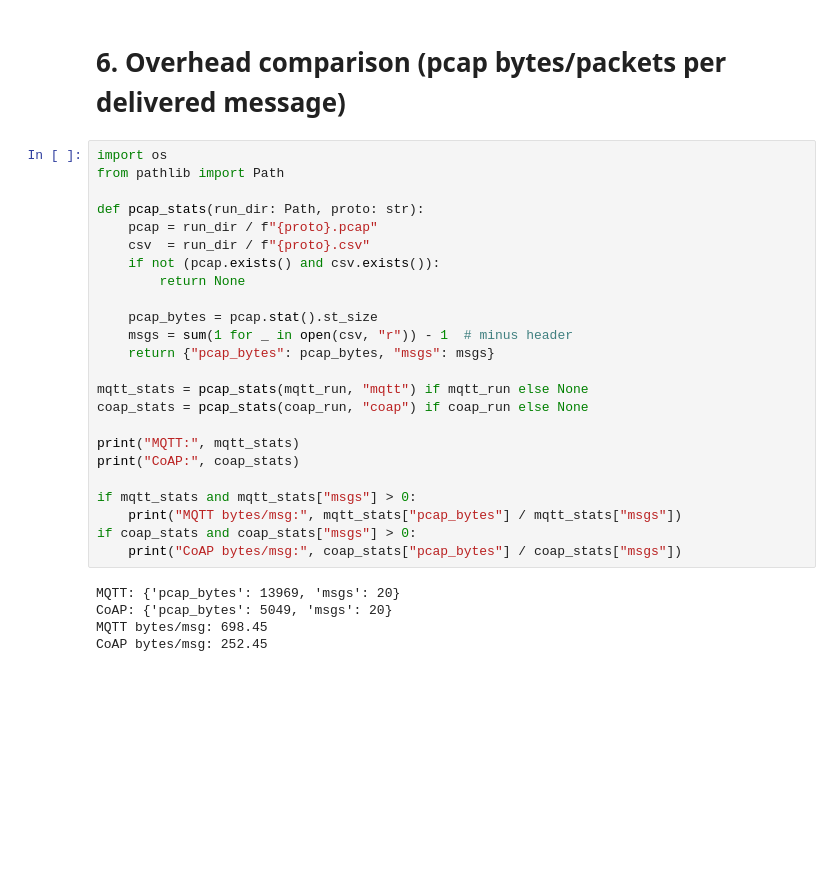
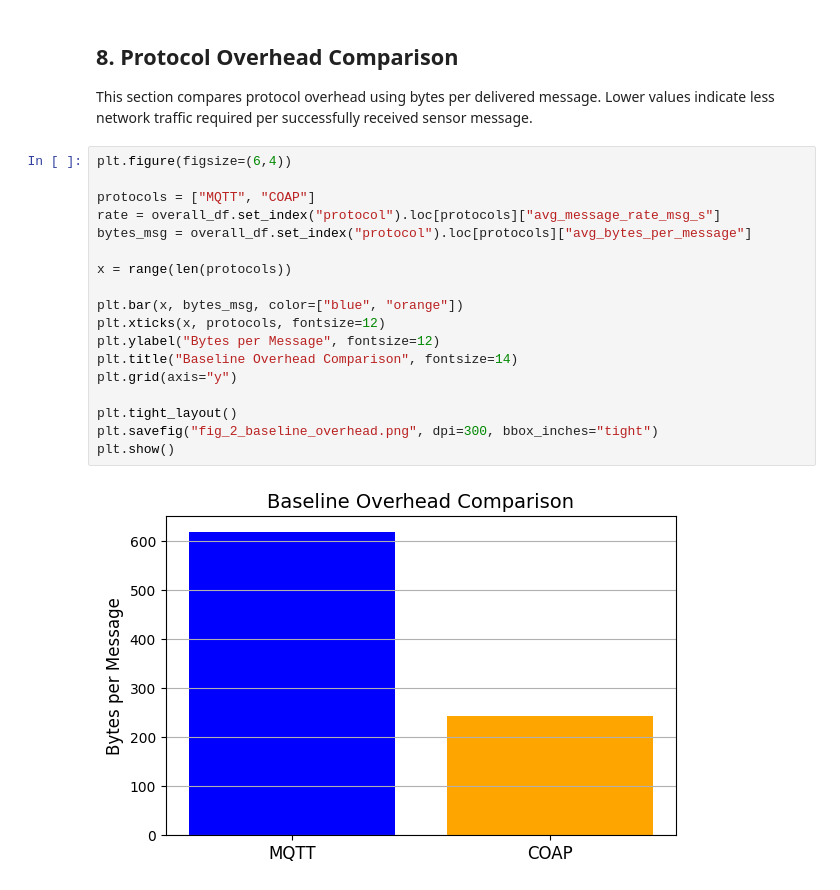
Before and after one commit to vlotran/CMPE148-IoT-Project, a Jupyter notebook: notebooks/analyze_results.ipynb, the cells around one changed output. Cells and saved outputs as stored; diff of their text form; blank space fills up the shorter version.

```diff
--- a/notebooks/analyze_results.ipynb
+++ b/notebooks/analyze_results.ipynb
@@ -247,31 +314,24 @@ CoAP: latency_ms mean=8.69, p50=9.06, p95=10.57
 # %% [markdown]
-# 6. Overhead comparison (pcap bytes/packets per delivered message)
+## 8. Protocol Overhead Comparison
+
+This section compares protocol overhead using bytes per delivered message. Lower values indicate less network traffic required per successfully received sensor message.
 # %%
-import os
-from pathlib import Path
+plt.figure(figsize=(6,4))
 
-def pcap_stats(run_dir: Path, proto: str):
-    pcap = run_dir / f"{proto}.pcap"
-    csv  = run_dir / f"{proto}.csv"
-    if not (pcap.exists() and csv.exists()):
-        return None
+protocols = ["MQTT", "COAP"]
+rate = overall_df.set_index("protocol").loc[protocols]["avg_message_rate_msg_s"]
+bytes_msg = overall_df.set_index("protocol").loc[protocols]["avg_bytes_per_message"]
 
-    pcap_bytes = pcap.stat().st_size
-    msgs = sum(1 for _ in open(csv, "r")) - 1  # minus header
-    return {"pcap_bytes": pcap_bytes, "msgs": msgs}
+x = range(len(protocols))
 
-mqtt_stats = pcap_stats(mqtt_run, "mqtt") if mqtt_run else None
-coap_stats = pcap_stats(coap_run, "coap") if coap_run else None
+plt.bar(x, bytes_msg, color=["blue", "orange"])
+plt.xticks(x, protocols, fontsize=12)
+plt.ylabel("Bytes per Message", fontsize=12)
+plt.title("Baseline Overhead Comparison", fontsize=14)
+plt.grid(axis="y")
 
-print("MQTT:", mqtt_stats)
-print("CoAP:", coap_stats)
-
-if mqtt_stats and mqtt_stats["msgs"] > 0:
-    print("MQTT bytes/msg:", mqtt_stats["pcap_bytes"] / mqtt_stats["msgs"])
-if coap_stats and coap_stats["msgs"] > 0:
-    print("CoAP bytes/msg:", coap_stats["pcap_bytes"] / coap_stats["msgs"])
+plt.tight_layout()
+plt.savefig("fig_2_baseline_overhead.png", dpi=300, bbox_inches="tight")
+plt.show()
 # %% [output]
-MQTT: {'pcap_bytes': 13969, 'msgs': 20}
-CoAP: {'pcap_bytes': 5049, 'msgs': 20}
-MQTT bytes/msg: 698.45
-CoAP bytes/msg: 252.45
+[figure, added]
```
Also changed, not shown: parts of 35 cells of this notebook.
